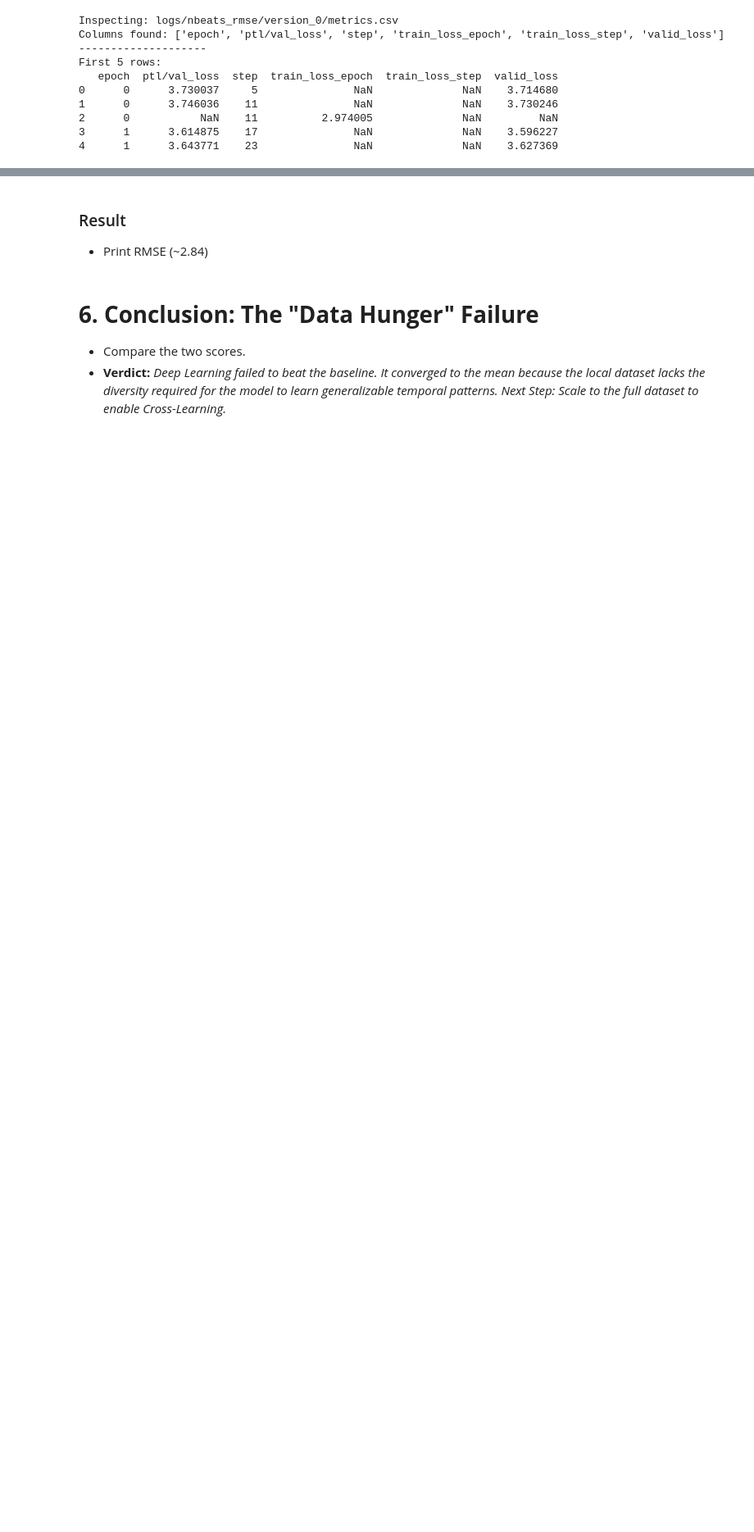
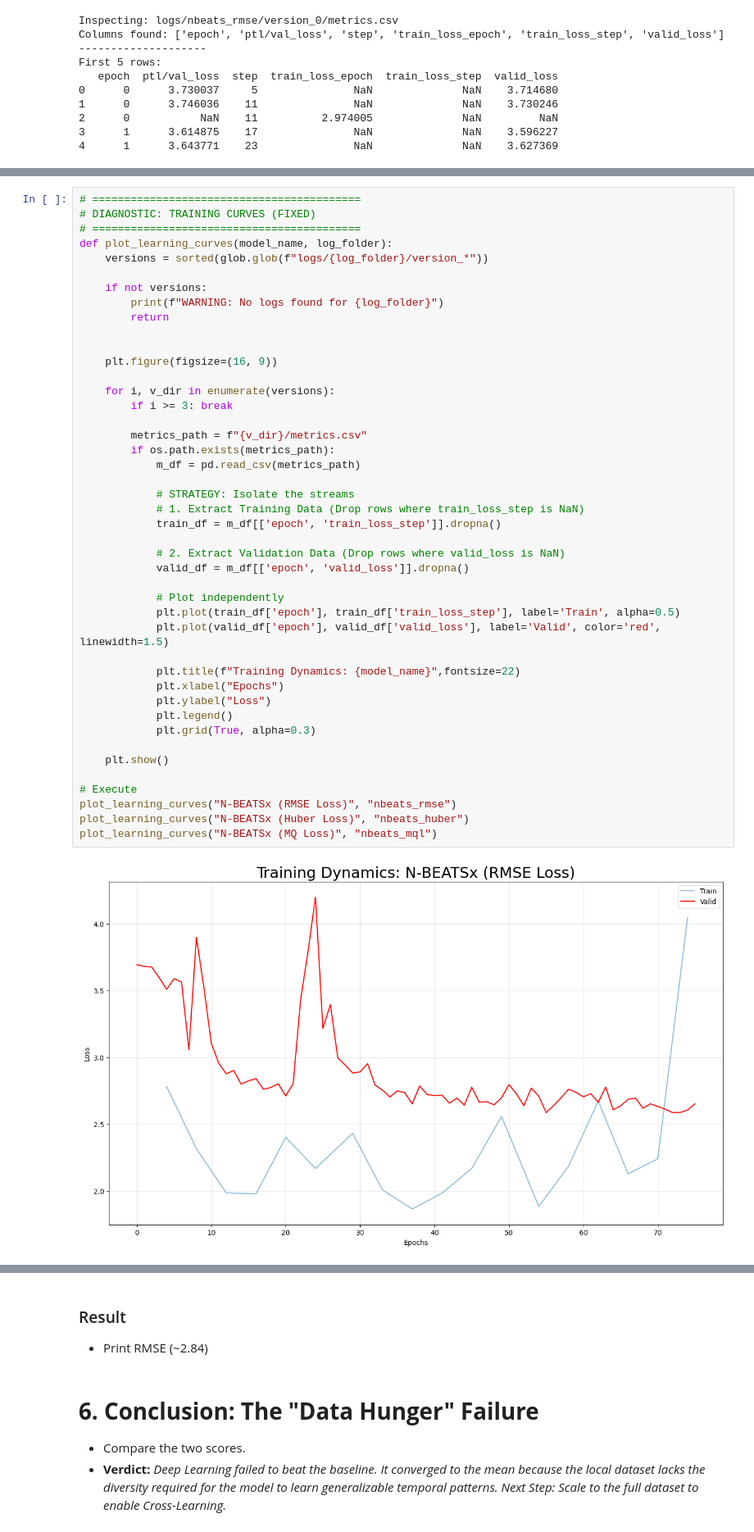
Before and after one commit to Zak-Las/Walmart-Demand-Forcasting, a Jupyter notebook: Notebooks/01_local_dynamics.ipynb, the cells around one changed output, grey strips where cells are left out. Shown at 82% size. Drawn from its saved outputs; the diff is of its cells as text; blank space fills up the shorter version.

```diff
--- a/Notebooks/01_local_dynamics.ipynb
+++ b/Notebooks/01_local_dynamics.ipynb
@@ -814,0 +839,46 @@ Length: 3, dtype: datetime64[ns]
+# %%
+# ==========================================
+# DIAGNOSTIC: TRAINING CURVES (FIXED)
+# ==========================================
+def plot_learning_curves(model_name, log_folder):
+    versions = sorted(glob.glob(f"logs/{log_folder}/version_*"))
+
+    if not versions:
+        print(f"WARNING: No logs found for {log_folder}")
+        return
+
+
+    plt.figure(figsize=(16, 9))
+
+    for i, v_dir in enumerate(versions):
+        if i >= 3: break
+
+        metrics_path = f"{v_dir}/metrics.csv"
+        if os.path.exists(metrics_path):
+            m_df = pd.read_csv(metrics_path)
+
+            # STRATEGY: Isolate the streams
+            # 1. Extract Training Data (Drop rows where train_loss_step is NaN)
+            train_df = m_df[['epoch', 'train_loss_step']].dropna()
+
+            # 2. Extract Validation Data (Drop rows where valid_loss is NaN)
+            valid_df = m_df[['epoch', 'valid_loss']].dropna()
+
+            # Plot independently
+            plt.plot(train_df['epoch'], train_df['train_loss_step'], label='Train', alpha=0.5)
+            plt.plot(valid_df['epoch'], valid_df['valid_loss'], label='Valid', color='red', linewidth=1.5)
+
+            plt.title(f"Training Dynamics: {model_name}",fontsize=22)
+            plt.xlabel("Epochs")
+            plt.ylabel("Loss")
+            plt.legend()
+            plt.grid(True, alpha=0.3)
+
+    plt.show()
+
+# Execute
+plot_learning_curves("N-BEATSx (RMSE Loss)", "nbeats_rmse")
+plot_learning_curves("N-BEATSx (Huber Loss)", "nbeats_huber")
+plot_learning_curves("N-BEATSx (MQ Loss)", "nbeats_mql")
+# %% [output]
+[figure, added]
```
Also changed, not shown: parts of 22 cells of this notebook, 3 other files.
